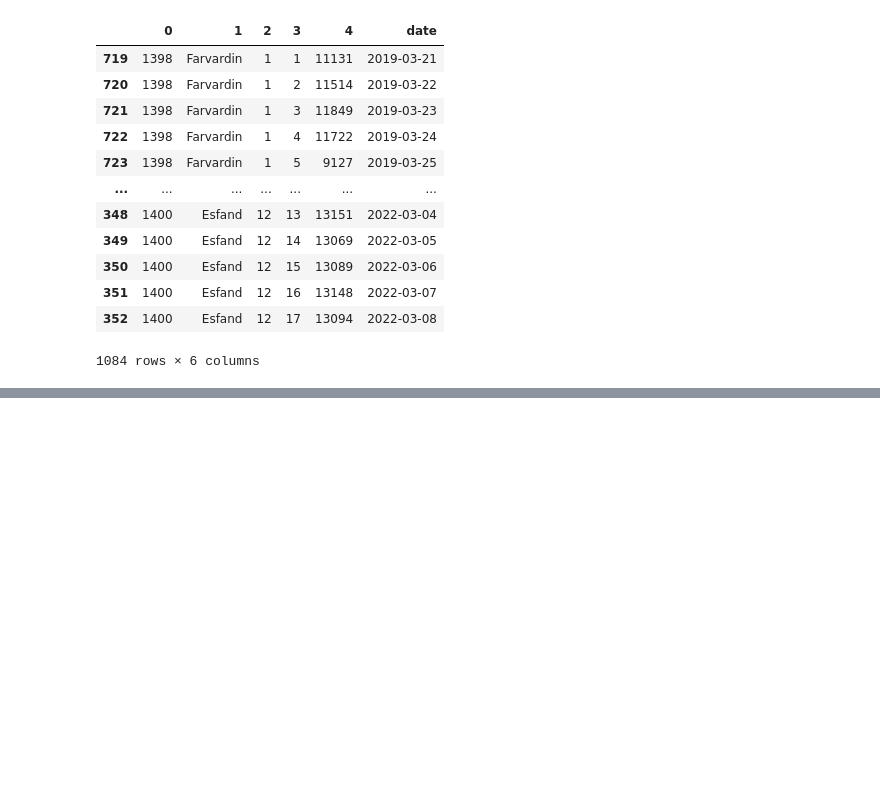
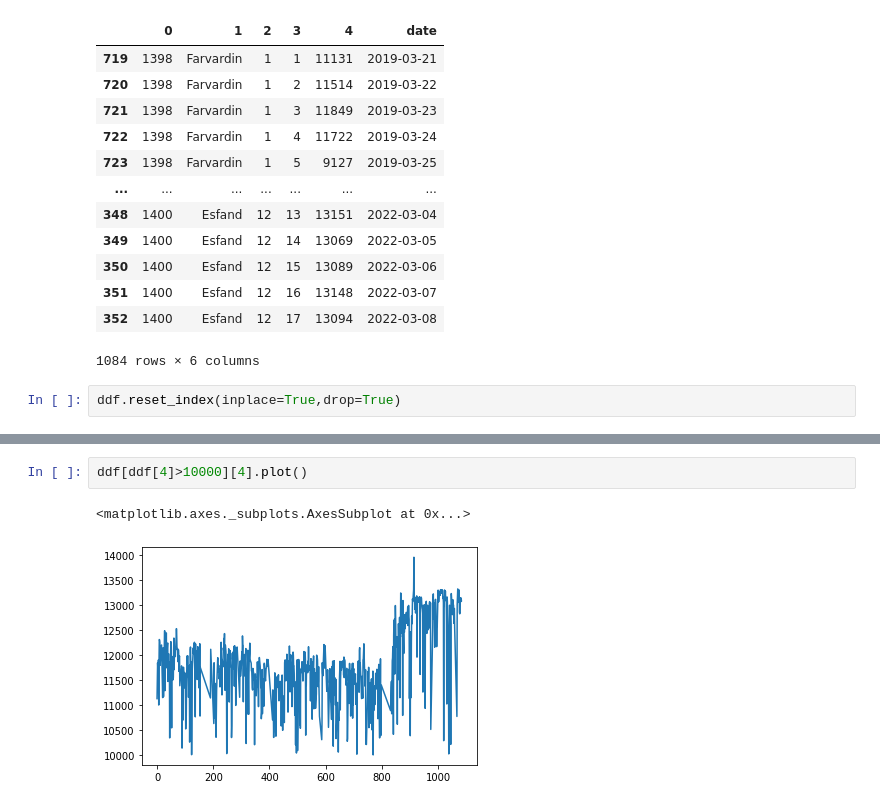
Before and after one commit to heidaralavi/Fetch-daily-product, a Jupyter notebook: find and read cells.ipynb, the cells around one changed output, grey strips where cells are left out. Cells and saved outputs as stored; diff of their text form; blank space fills up the shorter version.

```diff
--- a/find and read cells.ipynb
+++ b/find and read cells.ipynb
@@ -251,3 +251,5 @@ ddf
 | 351 | 1400 | Esfand | 12 | 16 | 13148 | 2022-03-07 |
 | 352 | 1400 | Esfand | 12 | 17 | 13094 | 2022-03-08 |
 1084 rows × 6 columns
+# %%
+ddf.reset_index(inplace=True,drop=True)
@@ -253,0 +287,5 @@ ddf
+# %%
+ddf[ddf[4]>10000][4].plot()
+# %% [output]
+<matplotlib.axes._subplots.AxesSubplot at 0x...>
+[figure, added]
```
Also changed, not shown: parts of 2 cells of this notebook.
